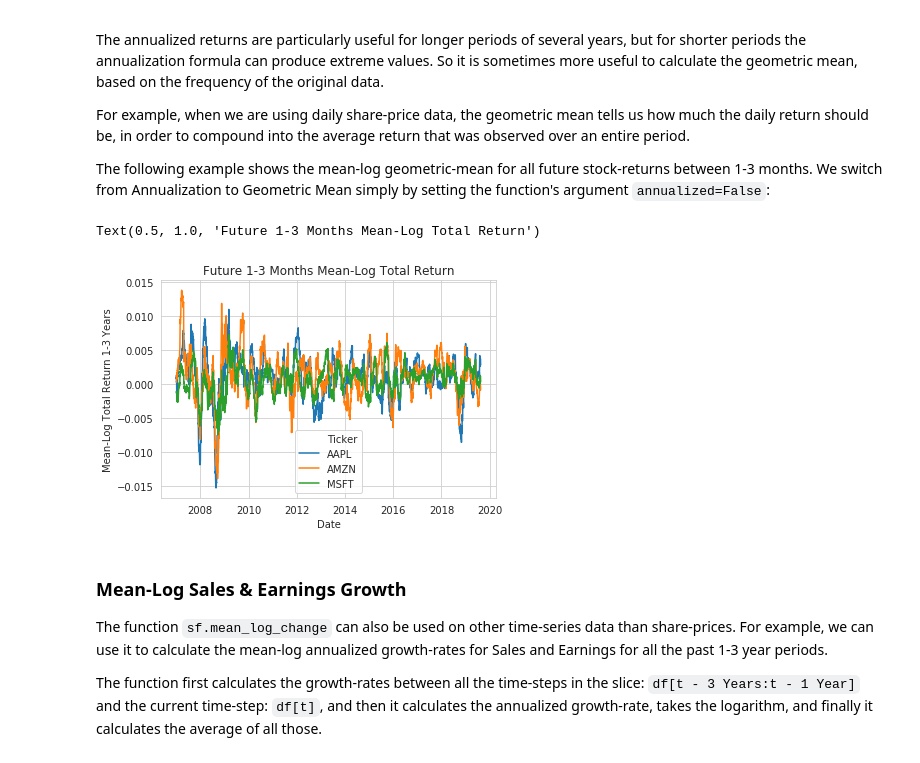
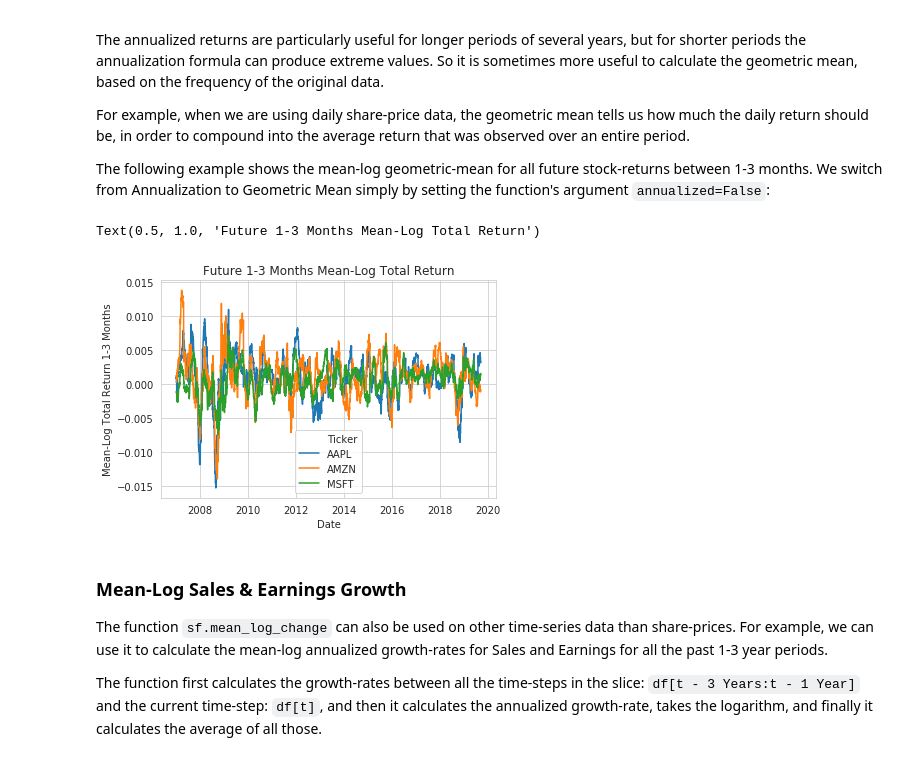
Before and after one commit to SimFin/simfin-tutorials, a Jupyter notebook: 03_Growth_Returns.ipynb, the cells around one changed output. Drawn from its saved outputs; the diff is of its cells as text; code cells hidden in the pictures.

```diff
--- a/03_Growth_Returns.ipynb
+++ b/03_Growth_Returns.ipynb
@@ -923,22 +927,30 @@ For example, when we are using daily share-price data, the geometric mean tells
 
 The following example shows the mean-log geometric-mean for all future stock-returns between 1-3 months. We switch from Annualization to Geometric Mean simply by setting the function's argument `annualized=False`:
 # %%
+# New column-names.
+SHARE_PRICE_1_3M = 'Mean-Log Share-Price Return 1-3 Months'
+TOTAL_RETURN_1_3M = 'Mean-Log Total Return 1-3 Months'
+
+# Dict mapping old to new column-names.
+new_names_1_3m = {SHARE_PRICE: SHARE_PRICE_1_3M,
+                  TOTAL_RETURN: TOTAL_RETURN_1_3M}
+
 # Calculate the future mean-log 1-3 month changes.
-df_mean_chg = sf.mean_log_change(df_prices, freq='bdays',
+df_mean_chg = sf.mean_log_change(df=df_prices, freq='bdays',
                                  future=True, annualized=False,
                                  min_months=1, max_months=3,
-                                 new_names=new_names)
+                                 new_names=new_names_1_3m)
 
 # Title of the plot.
 title = 'Future 1-3 Months Mean-Log Total Return'
 
 # Plot the result.
 data = df_mean_chg.dropna().reset_index()
-sns.lineplot(x=DATE, y=TOTAL_RETURN_1_3Y, hue=TICKER,
+sns.lineplot(x=DATE, y=TOTAL_RETURN_1_3M, hue=TICKER,
              data=data).set_title(title)
 # %% [output]
 Text(0.5, 1.0, 'Future 1-3 Months Mean-Log Total Return')
-[figure, old version]
+[figure, new version]
 # %% [markdown]
 ### Mean-Log Sales & Earnings Growth
 
```
Also changed, not shown: parts of 31 cells of this notebook.
